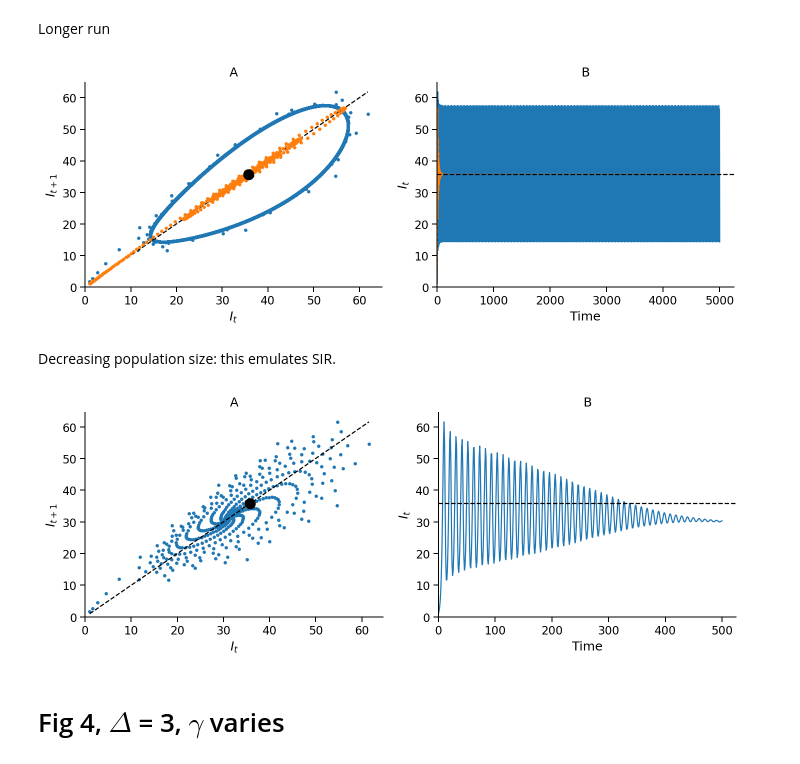
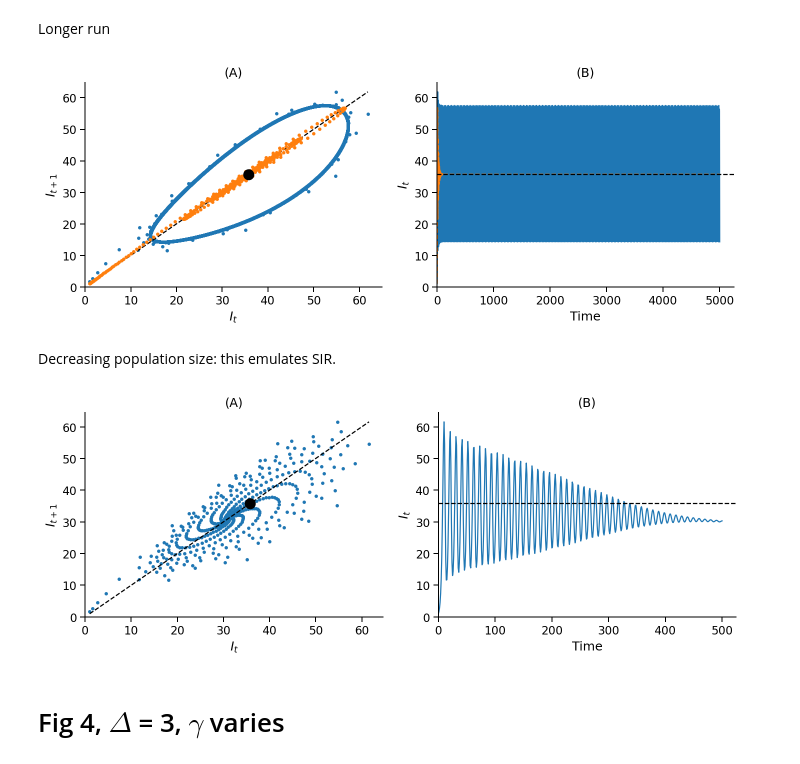
Before and after one commit to yoavram/SanJose, a Jupyter notebook: notebooks/model-SIS.ipynb, the cells around one changed output. Saved outputs shown, nothing was run; the diff lists cells and outputs as text; code cells hidden in the pictures.

```diff
--- a/notebooks/model-SIS.ipynb
+++ b/notebooks/model-SIS.ipynb
@@ -136,7 +136,7 @@ for b0_, ax, label in zip(b0s, axes.flat, 'ABCDEF'):
     t, Icont = det_cont_simulation(I0, N, b0_, γ, c_hat, α1, α2, Δ, tmax=150)
     ax.plot(t, Icont, '--')
     ax.set_ylim(0, None)
-    ax.set_title("{} $b_0$={}".format(label, b0_))
+    ax.set_title("({}) $b_0$={}".format(label, b0_))
 for ax in axes[:,0]: ax.set_ylabel('Infected')
 for ax in axes[2]: ax.set_xlabel('Time')
 axes[2,0].set_xlim(0, 50)
@@ -164,7 +164,7 @@ for Δ_, ax, label, (Idis, t, Icont) in zip(Δs, axes.flat, 'ABCDEF', results_Δ
     ax.plot(Idis)
     ax.plot(t, Icont, '--')
     ax.set_ylim(0, None)
-    ax.set_title("{} Δ={}".format(label, Δ_))
+    ax.set_title("({}) Δ={}".format(label, Δ_))
 axes[0,0].set_xlim(0, 20)
 axes[0,1].set_xlim(0, 50)
 axes[1,1].set_xlim(0, 50)
@@ -199,7 +199,7 @@ ax.plot(t, Icont, '--')
 ax.axhline(I2(N, b0, γ, c_hat, α1, α2), ls='--', color='k')
 ax.set(xlabel='Time', ylabel='$I_t$', xlim=(0, None), ylim=(0, None))
 
-for ax, label in zip(axes.flat, 'ABCD'): ax.set_title("{}".format(label))
+for ax, label in zip(axes.flat, 'ABCD'): ax.set_title("({})".format(label))
 
 sns.despine()
 fig.tight_layout()
@@ -228,13 +228,13 @@ ax.plot(t, Icont, '--')
 ax.axhline(I2(N, b0, γ, c_hat, α1, α2), ls='--', color='k')
 ax.set(xlabel='Time', ylabel='$I_t$', xlim=(0, None), ylim=(0, None))
 
-for ax, label in zip(axes.flat, 'ABCD'): ax.set_title("{}".format(label))
+for ax, label in zip(axes.flat, 'ABCD'): ax.set_title("({})".format(label))
 
 sns.despine()
 fig.tight_layout()
 fig.savefig('../figures/figS5-long.pdf')
 # %% [output]
-[figure, old version]
+[figure, new version]
 # %% [markdown]
 Decreasing population size: this emulates SIR.
 # %%
@@ -251,30 +251,30 @@ Ns = N * np.exp(-χ * np.arange(tmax))
 # %%
 Δ_ = 2
 
 fig, axes = plt.subplots(1, 2, figsize=(10, 4))
 ax = axes[0]
 Idis = det_dis_simulation_Ns(I0, Ns, b0, γ, c_hat, α1, α2, Δ_, tmax=tmax)
 ax.plot(Idis[:-1], Idis[1:], '.')
 line = np.linspace(Idis.min(), Idis.max())
 ax.plot(line, line, ls='--', color='k')
 # t, Icont = det_cont_simulation(I0, Ns, b0, γ, c_hat, α1, α2, Δ_, tmax=tmax)
 # ax.plot(Icont[:-1], Icont[1:], '.')
 ax.plot(I2(N, b0, γ, c_hat, α1, α2), I2(N, b0, γ, c_hat, α1, α2), 'o', color='k', markersize=10)
 ax.set(xlabel='$I_t$', ylabel='$I_{t+1}$', xlim=(0, None), ylim=(0, None))
 
 ax = axes[1]
 ax.plot(Idis)
 # ax.plot(t, Icont, '--')
 ax.axhline(I2(N, b0, γ, c_hat, α1, α2), ls='--', color='k')
 ax.set(xlabel='Time', ylabel='$I_t$', xlim=(0, None), ylim=(0, None))
 
-for ax, label in zip(axes.flat, 'ABCD'): ax.set_title("{}".format(label))
+for ax, label in zip(axes.flat, 'ABCD'): ax.set_title("({})".format(label))
 
 sns.despine()
 fig.tight_layout()
 fig.savefig('../figures/figS5N.pdf')
 # %% [output]
-[figure, old version]
+[figure, new version]
 # %% [markdown]
 # Fig 4, $\Delta$ = 3, $\gamma$ varies
 # %%
```
Also changed, not shown: parts of 6 cells of this notebook, 1 other file.
